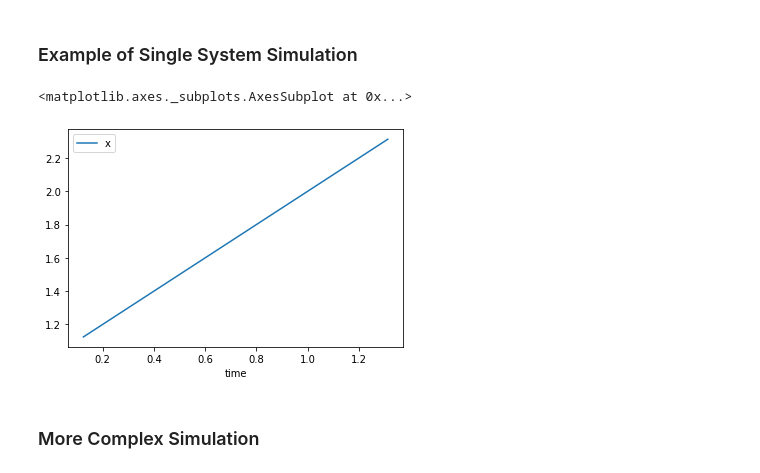
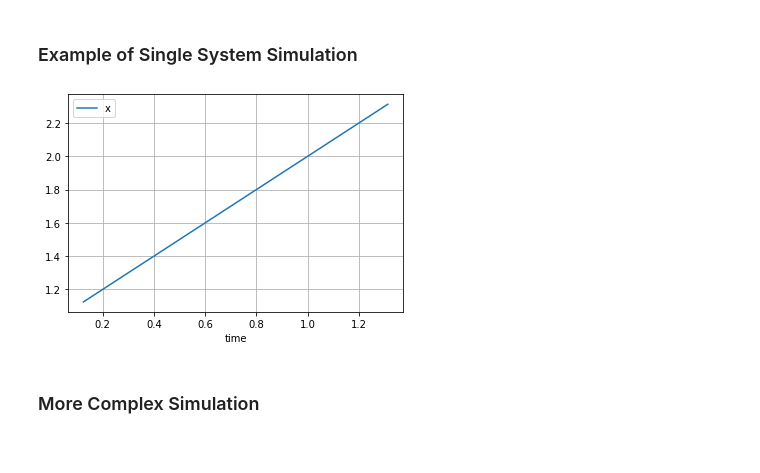
Before and after one commit to hrbolek/learning, a Jupyter notebook: operanalyst/simulation.ipynb, the cells around one changed output. Cells and saved outputs as stored; diff of their text form; code cells hidden in the pictures.

```diff
--- a/operanalyst/simulation.ipynb
+++ b/operanalyst/simulation.ipynb
@@ -176,34 +177,33 @@ def simulateInf(systemList, count = -1):
 # %%
 def movingObj(time, state):
   velocity = state[:3]
   position = state[3:]
   acceleration = [0, 0, 0]
   return [*acceleration, *velocity]
 
 def rearangeResults(results, selectors):
   for result in results:
     partialResult = {}
     for selector in selectors:
       partialResult[selector['name']] = selector['selector'](result)
     yield partialResult
 
 simulatedObjects = [{'state0': [1, 0.75, 0, 1, 1, 0], 'model': movingObj, 'name': 'obj1'}]
 prepareSimulation(simulatedObjects)
 simResults = list(simulateInf(simulatedObjects, 20))
 simResultsRearanged = list(rearangeResults(simResults,
   [
    {'name': 'time', 'selector': lambda item: item['obj1']['result']['time']},
    {'name': 'x', 'selector': lambda item: item['obj1']['result']['y'][3]},
    {'name': 'y', 'selector': lambda item: item['obj1']['result']['y'][4]}
    ]))
 
 #simResults = list(justTwoFromResults(simResults, 'obj1', x = 3, y = 4))
-
 #displayData(simResultsRearanged)
 plotData(simResultsRearanged)#, x = 'x', y = 'y')
+plt.grid(which='both')
 # %% [output]
-<matplotlib.axes._subplots.AxesSubplot at 0x...>
-[figure, old version]
+[figure, new version]
 # %% [markdown]
 ### More Complex Simulation
 # %% [markdown]
```
Also changed, not shown: parts of 12 cells of this notebook.
